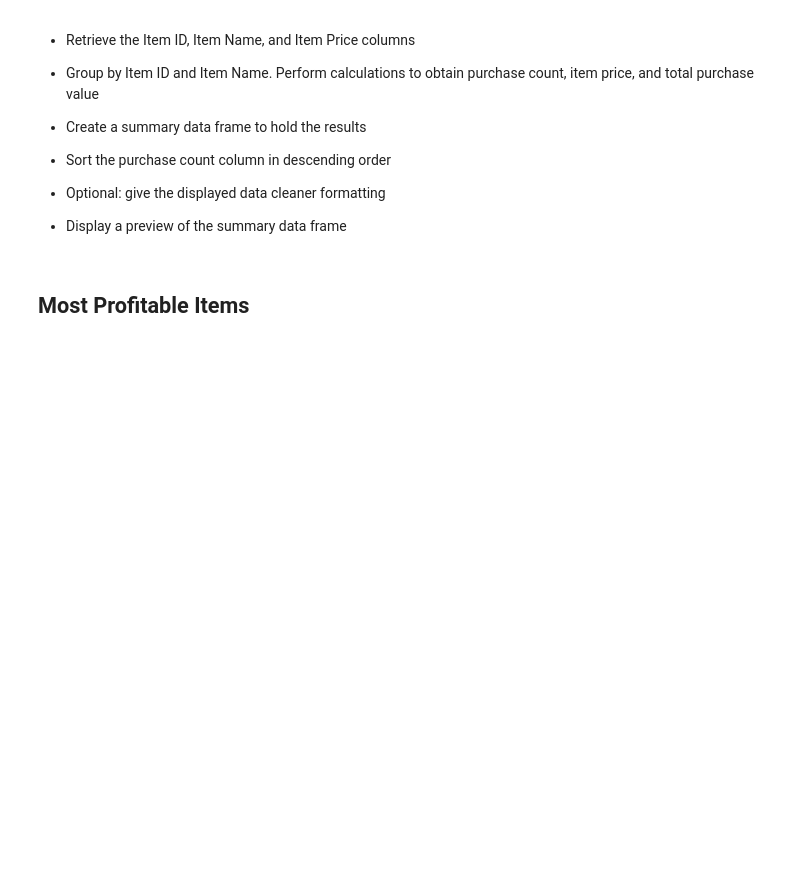
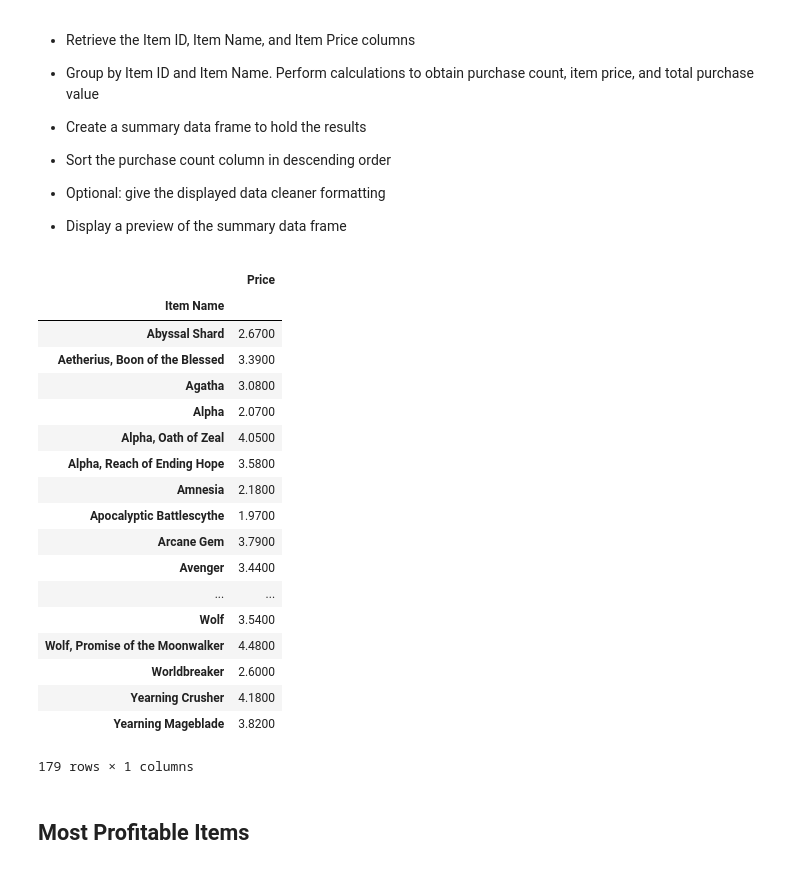
Before and after one commit to Sephka/pandas-challenge, a Jupyter notebook: HeroesOfPymoli/HeroesOfPymoli_starter.ipynb, the cells around one changed output. Cells and saved outputs as stored; diff of their text form; code cells hidden in the pictures; blank space fills up the shorter version.

```diff
--- a/HeroesOfPymoli/HeroesOfPymoli_starter.ipynb
+++ b/HeroesOfPymoli/HeroesOfPymoli_starter.ipynb
@@ -348,6 +348,55 @@ spenders_df.head(5)
 
 
 * Display a preview of the summary data frame
+# %%
+# Grouping by item name
+popular_items_df = purchase_data.groupby(["Item Name"])
+
+# Getting Purchase Count
+popular_purchase_count = pd.DataFrame(popular_items_df['Item ID'].count())
+popular_purchase_count.columns = ['Purchase Count']
+# popular_purchase_count
+
+# Getting Item Price
+popular_purchase_price = pd.DataFrame(popular_items_df['Price'].mean())
+popular_purchase_price.sort_values(by='Price')
+popular_purchase_price
+
+
+
+# age_purch_count = pd.DataFrame(age_grouped['Price'].count())
+# age_purch_count.columns = ["Purchase Count"]
+# age_purch_count.index.name = 'Age Ranges'
+
+# # Average Purchase Price
+# age_purch_avg = pd.DataFrame(age_grouped['Price'].mean())
+# age_purch_avg.columns = ['Average Purchase Price']
+# age_purch_avg.index.name = 'Age Ranges'
+
+# # Total Purchase Value
+# age_total_value = pd.DataFrame(age_grouped['Price'].sum())
+# age_total_value.columns = ['Total Purchase Value']
+# age_total_value.index.name = 'Age Ranges'
+# %% [output]
+|  | Price |
+| Item Name |  |
+| Abyssal Shard | 2.6700 |
+| Aetherius, Boon of the Blessed | 3.3900 |
+| Agatha | 3.0800 |
+| Alpha | 2.0700 |
+| Alpha, Oath of Zeal | 4.0500 |
+| Alpha, Reach of Ending Hope | 3.5800 |
+| Amnesia | 2.1800 |
+| Apocalyptic Battlescythe | 1.9700 |
+| Arcane Gem | 3.7900 |
+| Avenger | 3.4400 |
+| ... | ... |
+| Wolf | 3.5400 |
+| Wolf, Promise of the Moonwalker | 4.4800 |
+| Worldbreaker | 2.6000 |
+| Yearning Crusher | 4.1800 |
+| Yearning Mageblade | 3.8200 |
+179 rows × 1 columns
 # %% [markdown]
 ## Most Profitable Items
 # %% [markdown]
```
